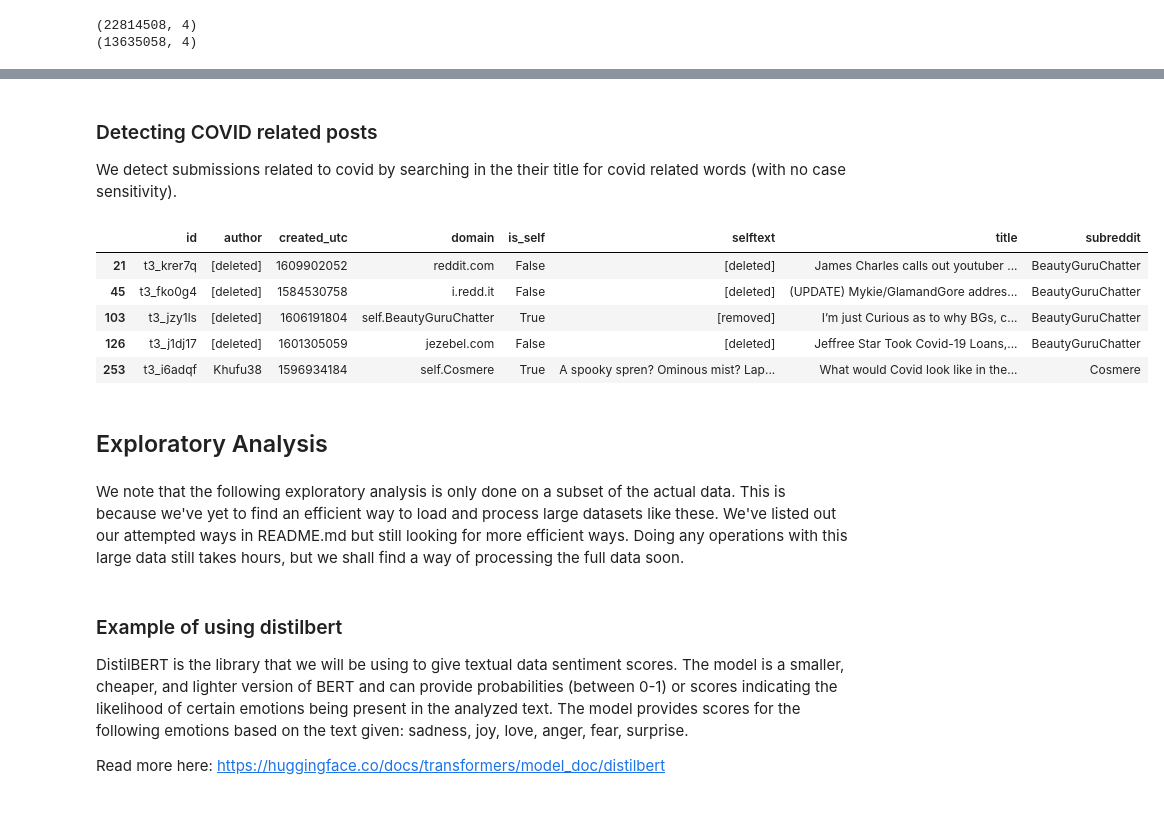
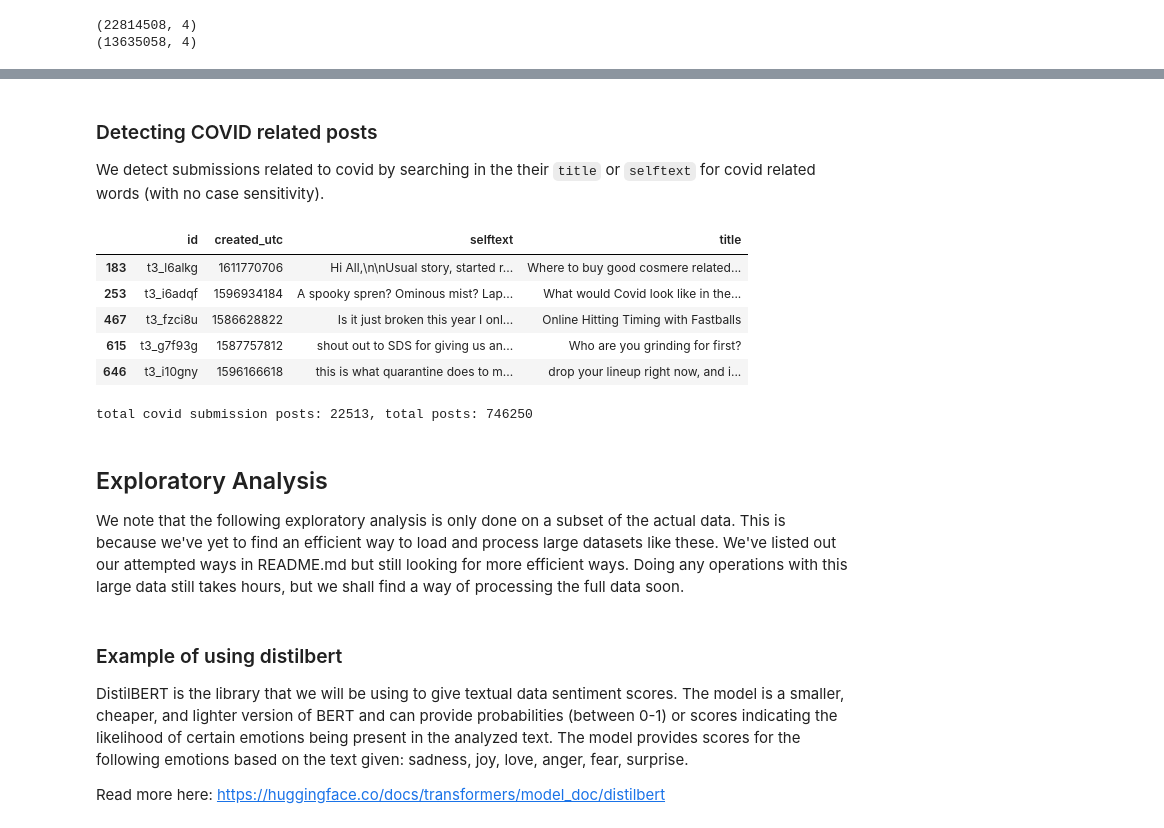
Before and after one commit to avaove/d25-project, a Jupyter notebook: d25-proj.ipynb, the cells around one changed output, grey strips where cells are left out. Cells and saved outputs as stored; diff of their text form; code cells hidden in the pictures.

Commit message:
pre-processing for submissions

```diff
--- a/d25-proj.ipynb
+++ b/d25-proj.ipynb
@@ -130,13 +133,0 @@ df_precovid_comments = pd.read_csv("data/df_comments_pre.csv")
-# %%
-# Dropping columns that aren't useful for us in order to make the dataframes smaller
-text_submissions_df=text_submissions_df.drop(columns=['score'])
-
-# Drop submissions with title or text that is empty or na
-text_submissions_df.drop(text_submissions_df[text_submissions_df['title'].isna() | (text_submissions_df['title'] == '')].index, inplace=True)
-text_submissions_df.drop(text_submissions_df[text_submissions_df['selftext'].isna() | (text_submissions_df['selftext'] == '')].index, inplace=True)
-# text_submissions_df.dropna(subset=['title'], inplace=True) # Drop na or empty titles
-
-# Drop this row because it has an invalid date and other columns are nan
-text_submissions_df=text_submissions_df[~(text_submissions_df['created_utc'] == "CPTSD")]
-
-text_submissions_df['created_utc'] = text_submissions_df['created_utc'].astype(int)
@@ -144,0 +142,20 @@ text_submissions_df['created_utc'] = text_submissions_df['created_utc'].astype(i
+# %%
+# remove rows with mod or bot as the author
+text_submissions_df = text_submissions_df[~text_submissions_df['author'].str.lower().str.contains('bot|mod')]
+
+# remove rows where selftext is 'deleted' or 'removed'
+text_submissions_df = text_submissions_df[(text_submissions_df['selftext'] != '[deleted]') & (text_submissions_df['selftext'] != '[removed]')]
+
+# convert created_utc to an int and drop rows with invalid dates
+text_submissions_df=text_submissions_df[~(text_submissions_df['created_utc'] == "CPTSD")]
+text_submissions_df['created_utc'] = text_submissions_df['created_utc'].astype(int)
+
+# drop rows where created_utc, selftext, or title are na
+text_submissions_df.dropna(subset=['created_utc', 'selftext', 'title'], inplace=True)
+
+# drop submissions with title or text that is empty
+text_submissions_df.drop(text_submissions_df[text_submissions_df['title'] == ''].index, inplace=True)
+text_submissions_df.drop(text_submissions_df[text_submissions_df['selftext'] == ''].index, inplace=True)
+
+# dropping unnecessary columns
+text_submissions_df.drop(columns=['author', 'domain', 'is_self', 'score', 'subreddit'], inplace=True)
@@ -154,23 +183,29 @@ text_submissions_df_post = text_submissions_df[text_submissions_df["created_utc"
 # text_submissions_df_post.to_csv("data/text_submissions_post.csv")
 # %% [markdown]
 ### Detecting COVID related posts
-We detect submissions related to covid by searching in the their title for covid related words (with no case sensitivity).
+We detect submissions related to covid by searching in the their `title` or `selftext` for covid related words (with no case sensitivity).
 # %%
-covid_related_words = ['pandemic', 'covid'] # Will add more words (such as corona) later on. including a small subset for now
+covid_related_words = ['pandemic', 'covid', 'coronavirus', 'covid-19', 'quarantine',
+                       'lockdown', 'vaccination', 'delta variant', 'mask', 'social distancing',
+                       'vaccinate', 'isolation', 'booster dose', 'booster shot', 'contact tracing']
 search_pattern = '|'.join(covid_related_words)
-covid_submissions = text_submissions_df[text_submissions_df['title'].str.contains(search_pattern, case=False)]
+covid_submissions = text_submissions_df[text_submissions_df['title'].str.contains(search_pattern, case=False) |
+                                        text_submissions_df['selftext'].str.contains(search_pattern, case=False)]
 
 covid_submissions.head(5)
 # %% [output]
-|  | id | author | created_utc | domain | is_self | selftext | title | subreddit |
-| 21 | t3_krer7q | [deleted] | 1609902052 | reddit.com | False | [deleted] | James Charles calls out youtuber ... | BeautyGuruChatter |
-| 45 | t3_fko0g4 | [deleted] | 1584530758 | i.redd.it | False | [deleted] | (UPDATE) Mykie/GlamandGore addres... | BeautyGuruChatter |
-| 103 | t3_jzy1ls | [deleted] | 1606191804 | self.BeautyGuruChatter | True | [removed] | I’m just Curious as to why BGs, c... | BeautyGuruChatter |
-| 126 | t3_j1dj17 | [deleted] | 1601305059 | jezebel.com | False | [deleted] | Jeffree Star Took Covid-19 Loans,... | BeautyGuruChatter |
-| 253 | t3_i6adqf | Khufu38 | 1596934184 | self.Cosmere | True | A spooky spren? Ominous mist? Lap... | What would Covid look like in the... | Cosmere |
+|  | id | created_utc | selftext | title |
+| 183 | t3_l6alkg | 1611770706 | Hi All,\n\nUsual story, started r... | Where to buy good cosmere related... |
+| 253 | t3_i6adqf | 1596934184 | A spooky spren? Ominous mist? Lap... | What would Covid look like in the... |
+| 467 | t3_fzci8u | 1586628822 | Is it just broken this year I onl... | Online Hitting Timing with Fastballs |
+| 615 | t3_g7f93g | 1587757812 | shout out to SDS for giving us an... | Who are you grinding for first? |
+| 646 | t3_i10gny | 1596166618 | this is what quarantine does to m... | drop your lineup right now, and i... |
-# %% [markdown]
-## Exploratory Analysis
+# %%
+print(f'total covid submission posts: {len(covid_submissions)}, total posts: {len(text_submissions_df)}')
+# %% [output]
+total covid submission posts: 22513, total posts: 746250
 # %% [markdown]
+## Exploratory Analysis
 We note that the following exploratory analysis is only done on a subset of the actual data. This is because
 we've yet to find an efficient way to load and process large datasets like these. We've listed out our attempted ways in README.md but still looking for more efficient ways.
 Doing any operations with this large data still takes hours, but we shall find a way of processing the full data soon.
```
Also changed, not shown: parts of 10 cells of this notebook.
